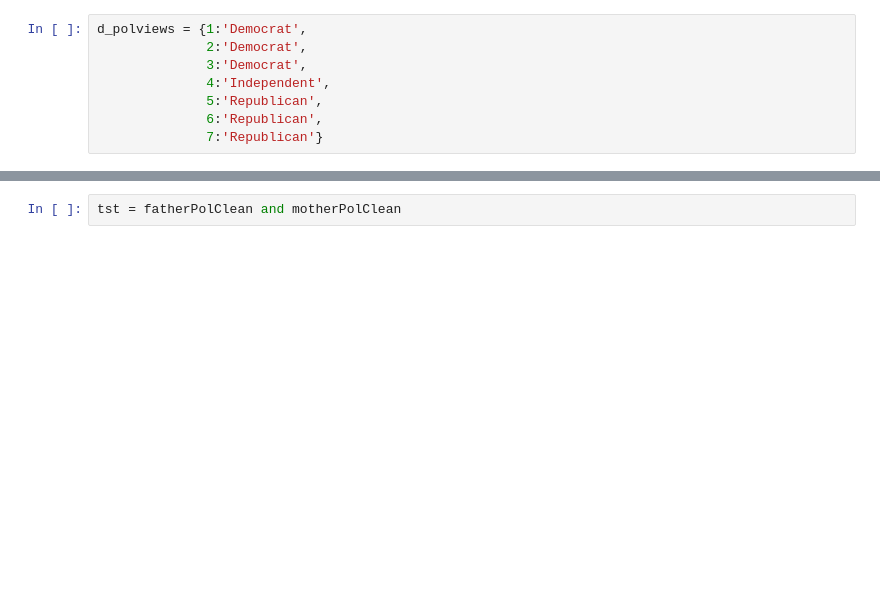
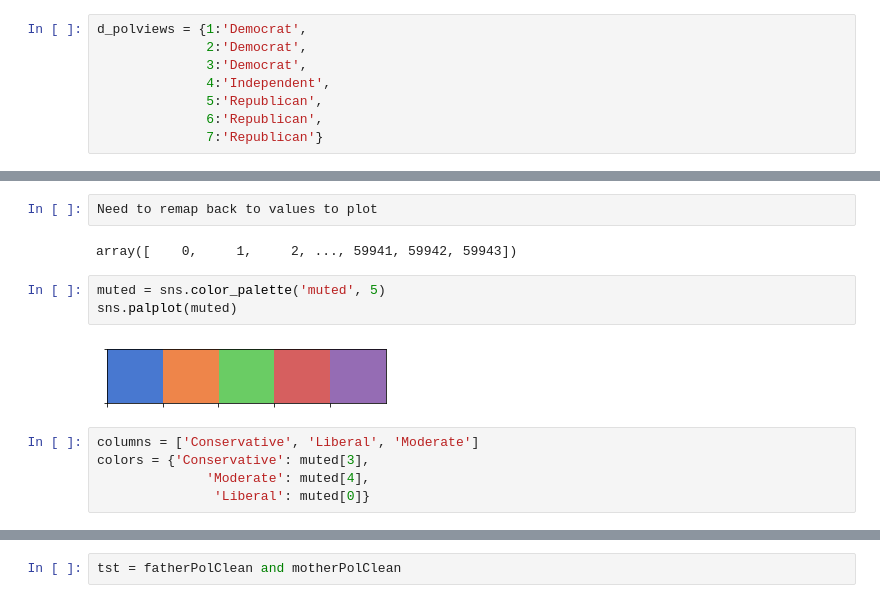
Before and after one commit to mstites/parentPoliticalCorr, a Jupyter notebook: project.ipynb, the cells around one changed output, grey strips where cells are left out. Saved outputs shown, nothing was run; the diff lists cells and outputs as text; blank space fills up the shorter version.

```diff
--- a/project.ipynb
+++ b/project.ipynb
@@ -139,0 +196,14 @@ Name: VCF0301, dtype: int64
+# %%
+Need to remap back to values to plot
+# %% [output]
+array([    0,     1,     2, ..., 59941, 59942, 59943])
+# %%
+muted = sns.color_palette('muted', 5)
+sns.palplot(muted)
+# %% [output]
+[figure, added]
+# %%
+columns = ['Conservative', 'Liberal', 'Moderate']
+colors = {'Conservative': muted[3],
+              'Moderate': muted[4],
+               'Liberal': muted[0]}
```
Also changed, not shown: parts of 28 cells of this notebook.
